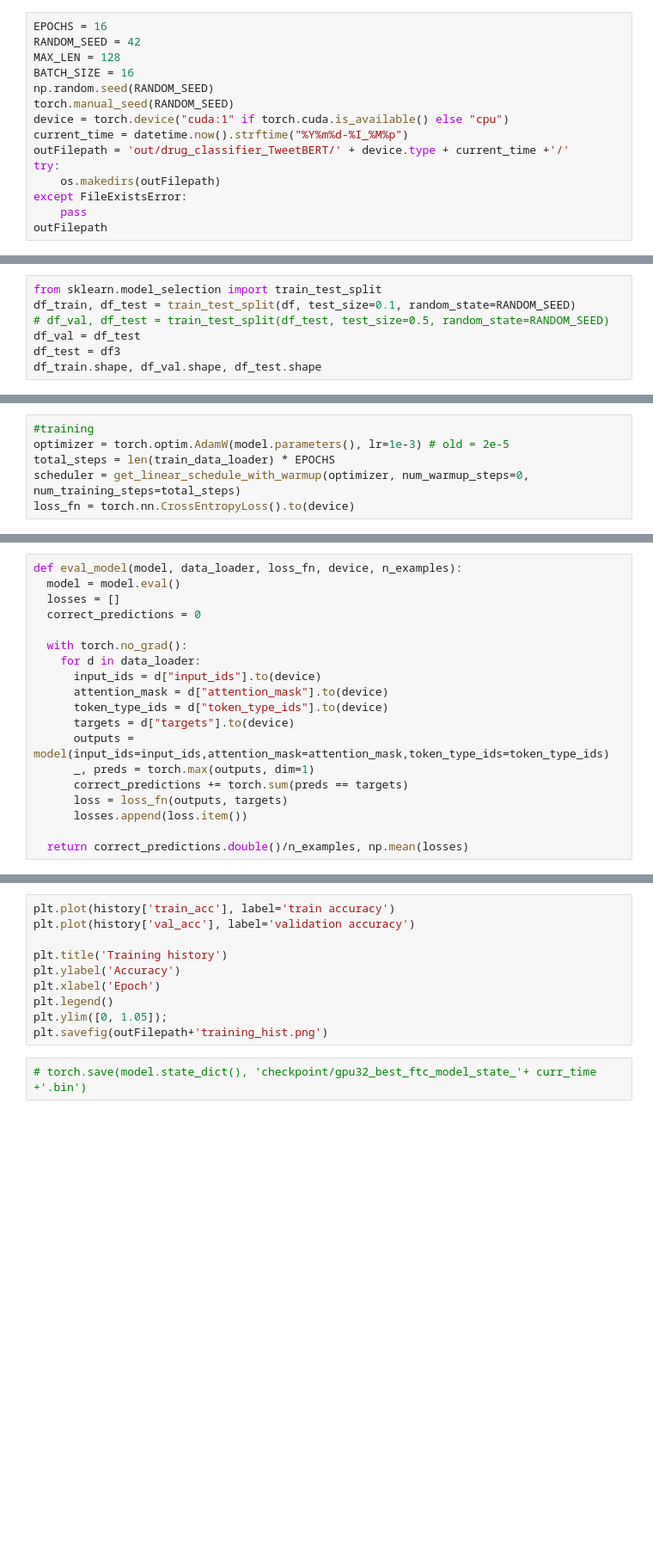
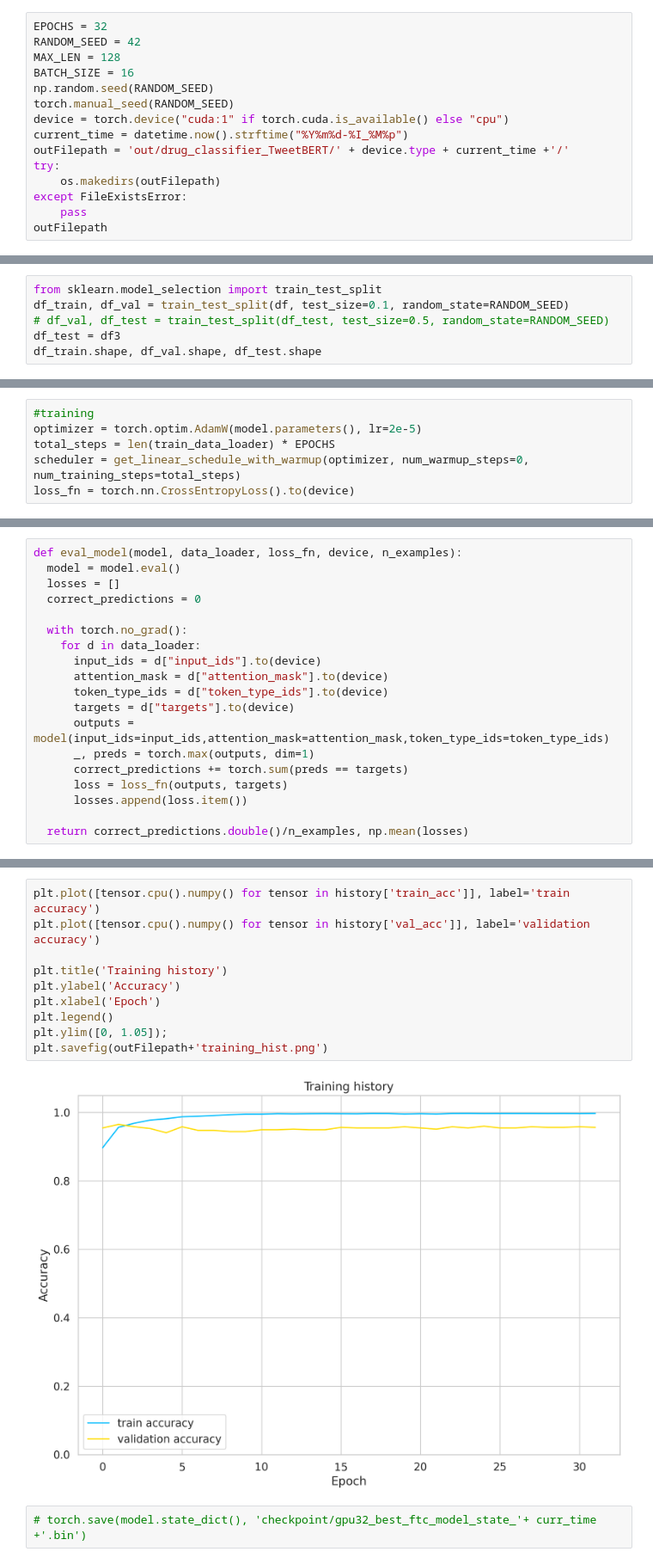
Before and after one commit to JulinaM/robertaForTweetAnalysis, a Jupyter notebook: finetune/400Vs3200-TweetBERT.ipynb, the cells around one changed output, grey strips where cells are left out. Shown at 86% size. Cells and saved outputs as stored; diff of their text form; blank space fills up the shorter version.

```diff
--- a/finetune/400Vs3200-TweetBERT.ipynb
+++ b/finetune/400Vs3200-TweetBERT.ipynb
@@ -31,7 +31,7 @@ HAPPY_COLORS_PALETTE = ["#01BEFE", "#FFDD00", "#FF7D00", "#FF006D", "#ADFF02", "
 sns.set_palette(sns.color_palette(HAPPY_COLORS_PALETTE))
 rcParams['figure.figsize'] = 12, 8
 # %%
-EPOCHS = 16
+EPOCHS = 32
 RANDOM_SEED = 42
 MAX_LEN = 128
 BATCH_SIZE = 16
@@ -208,9 +208,8 @@ class Tweet_DataSet(Dataset):
     }
 # %%
 from sklearn.model_selection import train_test_split
-df_train, df_test = train_test_split(df, test_size=0.1, random_state=RANDOM_SEED)
+df_train, df_val = train_test_split(df, test_size=0.1, random_state=RANDOM_SEED)
 # df_val, df_test = train_test_split(df_test, test_size=0.5, random_state=RANDOM_SEED)
-df_val = df_test
 df_test = df3
 df_train.shape, df_val.shape, df_test.shape
 # %% [output]
@@ -251,7 +249,7 @@ Some weights of the model checkpoint at vinai/bertweet-base were not used when i
 - This IS NOT expected if you are initializing RobertaModel from the checkpoint of a model that you expect to be exactly identical (initializing a BertForSequenceClassification model from a BertForSeq ...
 # %%
 #training
-optimizer = torch.optim.AdamW(model.parameters(), lr=1e-3) # old = 2e-5
+optimizer = torch.optim.AdamW(model.parameters(), lr=2e-5)
 total_steps = len(train_data_loader) * EPOCHS
 scheduler = get_linear_schedule_with_warmup(optimizer, num_warmup_steps=0, num_training_steps=total_steps)
 loss_fn = torch.nn.CrossEntropyLoss().to(device)
@@ -339,13 +348,15 @@ Epoch 1/16
 # %%
-plt.plot(history['train_acc'], label='train accuracy')
-plt.plot(history['val_acc'], label='validation accuracy')
+plt.plot([tensor.cpu().numpy() for tensor in history['train_acc']], label='train accuracy')
+plt.plot([tensor.cpu().numpy() for tensor in history['val_acc']], label='validation accuracy')
 
 plt.title('Training history')
 plt.ylabel('Accuracy')
 plt.xlabel('Epoch')
 plt.legend()
 plt.ylim([0, 1.05]);
 plt.savefig(outFilepath+'training_hist.png')
+# %% [output]
+[figure, added]
 # %%
 # torch.save(model.state_dict(), 'checkpoint/gpu32_best_ftc_model_state_'+ curr_time +'.bin')
 # %%
```
Also changed, not shown: parts of 13 cells of this notebook, 2 other files.
